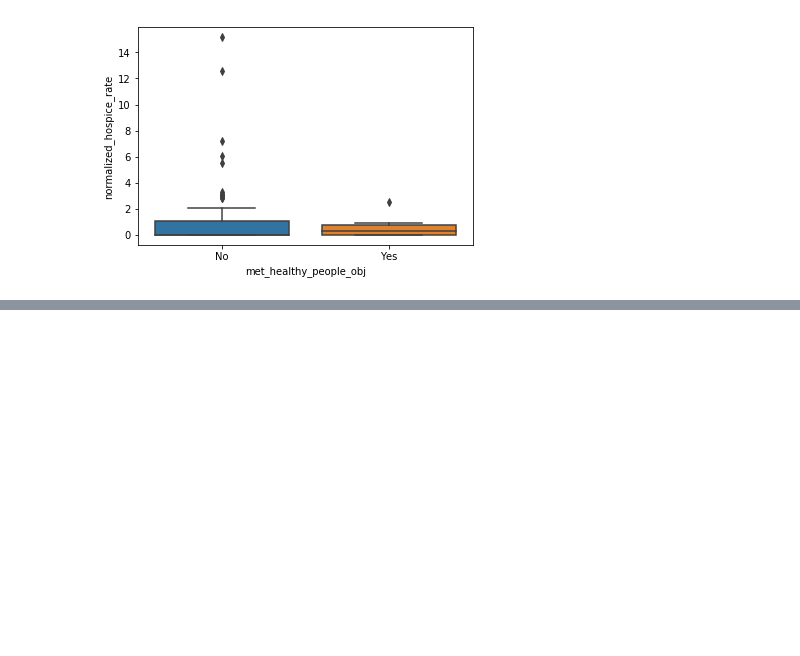
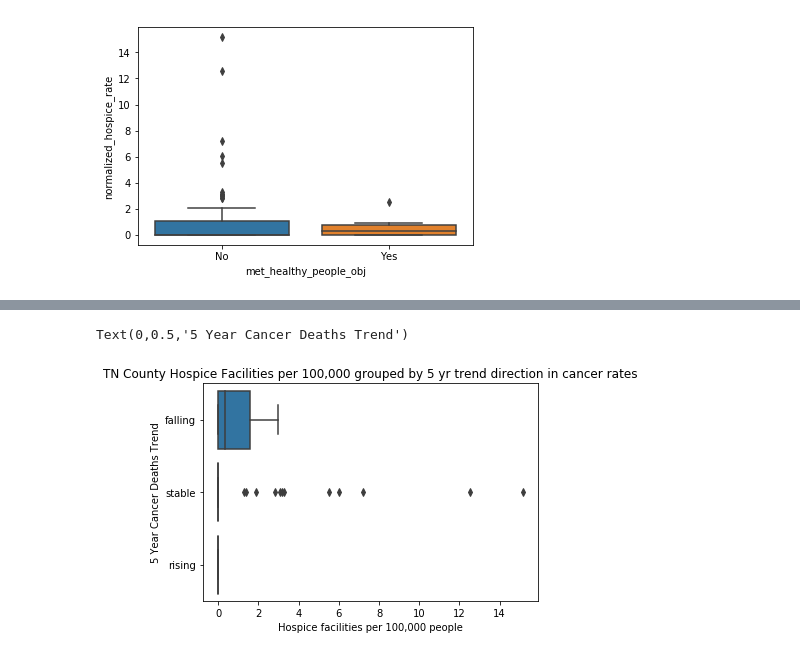
Before and after one commit to CSmithVU/vanderbilt-aspire-data-essentials, a Jupyter notebook: Class_Notebook_rev.ipynb, the cells around one changed output, grey strips where cells are left out. Saved outputs shown, nothing was run; the diff lists cells and outputs as text; code cells hidden in the pictures; blank space fills up the shorter version.

```diff
--- a/Class_Notebook_rev.ipynb
+++ b/Class_Notebook_rev.ipynb
@@ -1089,0 +1118,8 @@ sns.boxplot(x="met_healthy_people_obj", y="normalized_hospice_rate",
+# %%
+sns.boxplot(x = pop_and_cancer.normalized_hospice_rate, y = pop_and_cancer.recent_trend)
+plt.title('TN County Hospice Facilities per 100,000 grouped by 5 yr trend direction in cancer rates')
+plt.xlabel('Hospice facilities per 100,000 people')
+plt.ylabel('5 Year Cancer Deaths Trend')
+# %% [output]
+Text(0,0.5,'5 Year Cancer Deaths Trend')
+[figure, added]
```
Also changed, not shown: parts of 21 cells of this notebook.
